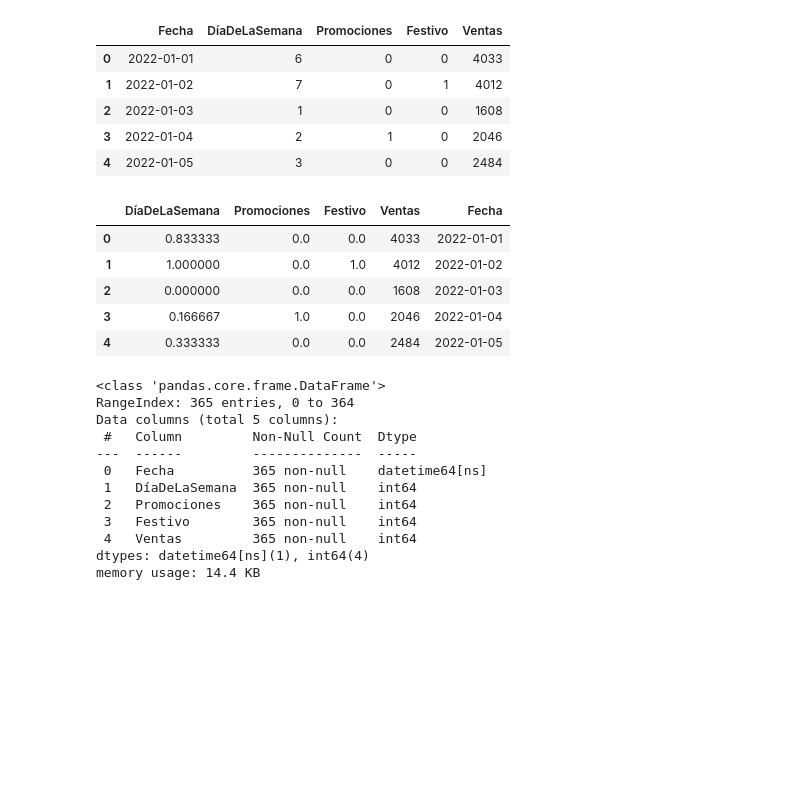
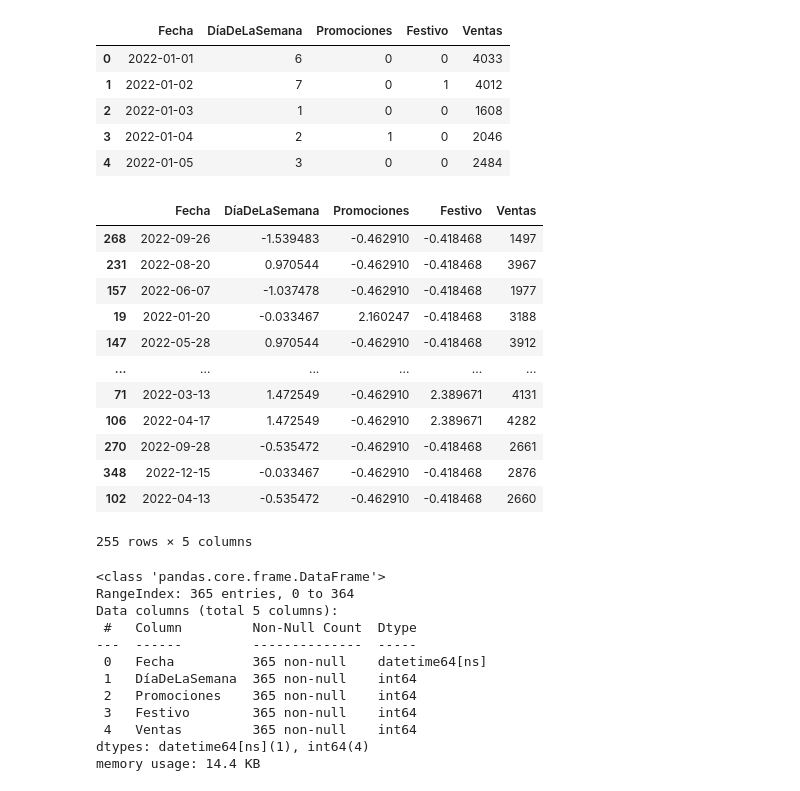
Before and after one commit to PaolaCartala/UBA_MLOPs1, a Jupyter notebook: Modelo/prediccion_ventas.ipynb, the cells around one changed output. Drawn from its saved outputs; the diff is of its cells as text; code cells hidden in the pictures; blank space fills up the shorter version.

Commit message:
Actualizacion de Normalizacion
Se actualizó la normalización de StandardScaler() aplicando fit_transform() en datos de entrenamiento y transform() en datos de test

```diff
--- a/Modelo/prediccion_ventas.ipynb
+++ b/Modelo/prediccion_ventas.ipynb
@@ -126,30 +126,37 @@ df.head()
 | 3 | 2022-01-04 | 2 | 1 | 0 | 2046 |
 | 4 | 2022-01-05 | 3 | 0 | 0 | 2484 |
 # %%
-escala = MinMaxScaler(feature_range=(0, 1))
+# Dividir en train/test (antes de eliminar outliers)
+train, test = train_test_split(df, test_size=0.3, random_state=42)
 
-# Eliminamos las columnas no deseadas y guardamos los nombres de las columnas que vamos a escalar
-columnas_para_escalar = df.drop(["Ventas", "Fecha"], axis=1).columns
+# 2. Eliminar outliers solo en train
+Q1 = train['Ventas'].quantile(0.25)
+Q3 = train['Ventas'].quantile(0.75)
+IQR = Q3 - Q1
+train_sin_outliers = train[~((train['Ventas'] < (Q1 - 1.5 * IQR)) | (train['Ventas'] > (Q3 + 1.5 * IQR)))]
 
-# Ajustamos el MinMaxScaler a las columnas restantes y transformamos los datos
-normado = escala.fit_transform(df[columnas_para_escalar])
+# Normalizar usando solo train_sin_outliers para ajustar el escalador
+escalador = StandardScaler()
+columnas_escalar = train_sin_outliers.drop(["Ventas", "Fecha"], axis=1).columns
 
-# Creamos un nuevo DataFrame con los datos normalizados y las columnas correctas
-df_normado = pd.DataFrame(data=normado, columns=columnas_para_escalar)
-
-# Si necesitas, puedes agregar las columnas no escaladas que has quitado previamente
-df_normado["Ventas"] = df["Ventas"]
-df_normado["Fecha"] = df["Fecha"]
-
-# Ahora df_normado tiene los datos normalizados y las columnas no normalizadas originales
-df_normado.head()
+# Ajustar escalador a train y aplicar a ambos conjuntos
+train_sin_outliers[columnas_escalar] = escalador.fit_transform(train_sin_outliers[columnas_escalar])
+test[columnas_escalar] = escalador.transform(test[columnas_escalar])  # ¡Usar transform(), no fit_transform()!
+train_sin_outliers
 # %% [output]
-|  | DíaDeLaSemana | Promociones | Festivo | Ventas | Fecha |
-| 0 | 0.833333 | 0.0 | 0.0 | 4033 | 2022-01-01 |
-| 1 | 1.000000 | 0.0 | 1.0 | 4012 | 2022-01-02 |
-| 2 | 0.000000 | 0.0 | 0.0 | 1608 | 2022-01-03 |
-| 3 | 0.166667 | 1.0 | 0.0 | 2046 | 2022-01-04 |
-| 4 | 0.333333 | 0.0 | 0.0 | 2484 | 2022-01-05 |
+|  | Fecha | DíaDeLaSemana | Promociones | Festivo | Ventas |
+| 268 | 2022-09-26 | -1.539483 | -0.462910 | -0.418468 | 1497 |
+| 231 | 2022-08-20 | 0.970544 | -0.462910 | -0.418468 | 3967 |
+| 157 | 2022-06-07 | -1.037478 | -0.462910 | -0.418468 | 1977 |
+| 19 | 2022-01-20 | -0.033467 | 2.160247 | -0.418468 | 3188 |
+| 147 | 2022-05-28 | 0.970544 | -0.462910 | -0.418468 | 3912 |
+| ... | ... | ... | ... | ... | ... |
+| 71 | 2022-03-13 | 1.472549 | -0.462910 | 2.389671 | 4131 |
+| 106 | 2022-04-17 | 1.472549 | -0.462910 | 2.389671 | 4282 |
+| 270 | 2022-09-28 | -0.535472 | -0.462910 | -0.418468 | 2661 |
+| 348 | 2022-12-15 | -0.033467 | -0.462910 | -0.418468 | 2876 |
+| 102 | 2022-04-13 | -0.535472 | -0.462910 | -0.418468 | 2660 |
+255 rows × 5 columns
 # %%
 # Comprobación del tipo de dato de Fecha
 df.info()
```
Also changed, not shown: parts of 7 cells of this notebook, 4 other files.
